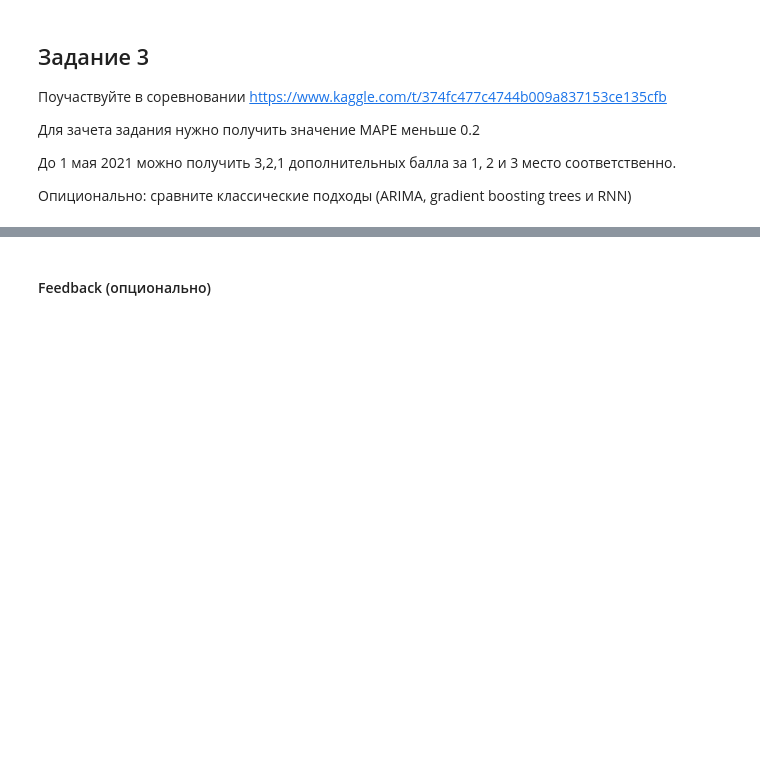
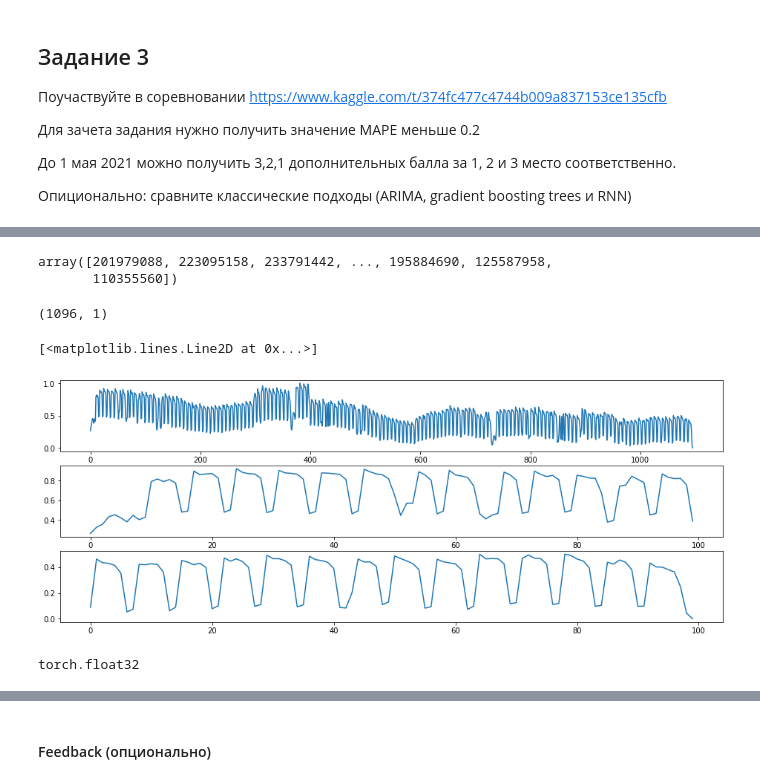
Before and after one commit to bulatral42/sphere_nn, a Jupyter notebook: Sem_08/hw8_valiahmetov_nn.ipynb, the cells around one changed output, grey strips where cells are left out. Cells and saved outputs as stored; diff of their text form; code cells hidden in the pictures; blank space fills up the shorter version.

```diff
--- a/Sem_08/hw8_valiahmetov_nn.ipynb
+++ b/Sem_08/hw8_valiahmetov_nn.ipynb
@@ -70,7 +77,7 @@ class LSTM(nn.Module):
 https://datamarket.com/data/set/22u3/international-airline-passengers-monthly-totals-in-thousands-jan-49-dec-60#!ds=22u3&display=line
 # %%
 %matplotlib inline
-dataset = pandas.read_csv('international-airline-passengers.csv', usecols=[1], delimiter=";", engine='python', skipfooter=3)
+dataset = pd.read_csv('international-airline-passengers.csv', usecols=[1], delimiter=";", engine='python', skipfooter=3)
 plt.plot(dataset)
 plt.show()
 # %% [output]
@@ -128,0 +282,12 @@ train_dataloader =  DataLoader(train_dataset, batch_size=5)
+# %%
+data = df.hits.values
+data
+# %% [output]
+array([201979088, 223095158, 233791442, ..., 195884690, 125587958,
+       110355560])
+# %%
+scaler = MinMaxScaler()
+train_data = scaler.fit_transform(data.reshape(-1, 1)).astype('float32')
+train_data.shape
+# %% [output]
+(1096, 1)
@@ -128,0 +299,11 @@ train_dataloader =  DataLoader(train_dataset, batch_size=5)
+# %%
+plt.figure(figsize=(16, 6))
+plt.subplot(311)
+plt.plot(train)
+plt.subplot(312)
+plt.plot(train[:100])
+plt.subplot(313)
+plt.plot(train[-100:])
+# %% [output]
+[<matplotlib.lines.Line2D at 0x...>]
+[figure, added]
@@ -128,0 +350,4 @@ train_dataloader =  DataLoader(train_dataset, batch_size=5)
+# %%
+net.lstm_hidden[0].dtype
+# %% [output]
+torch.float32
```
Also changed, not shown: parts of 40 cells of this notebook, 1 other file.
